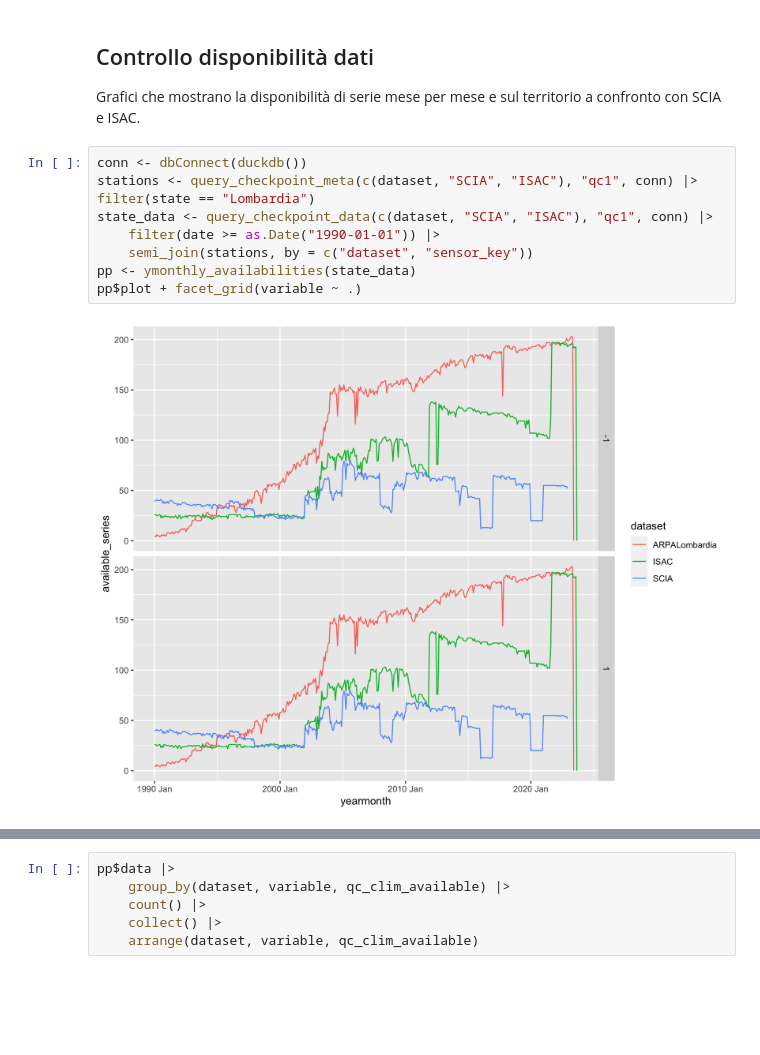
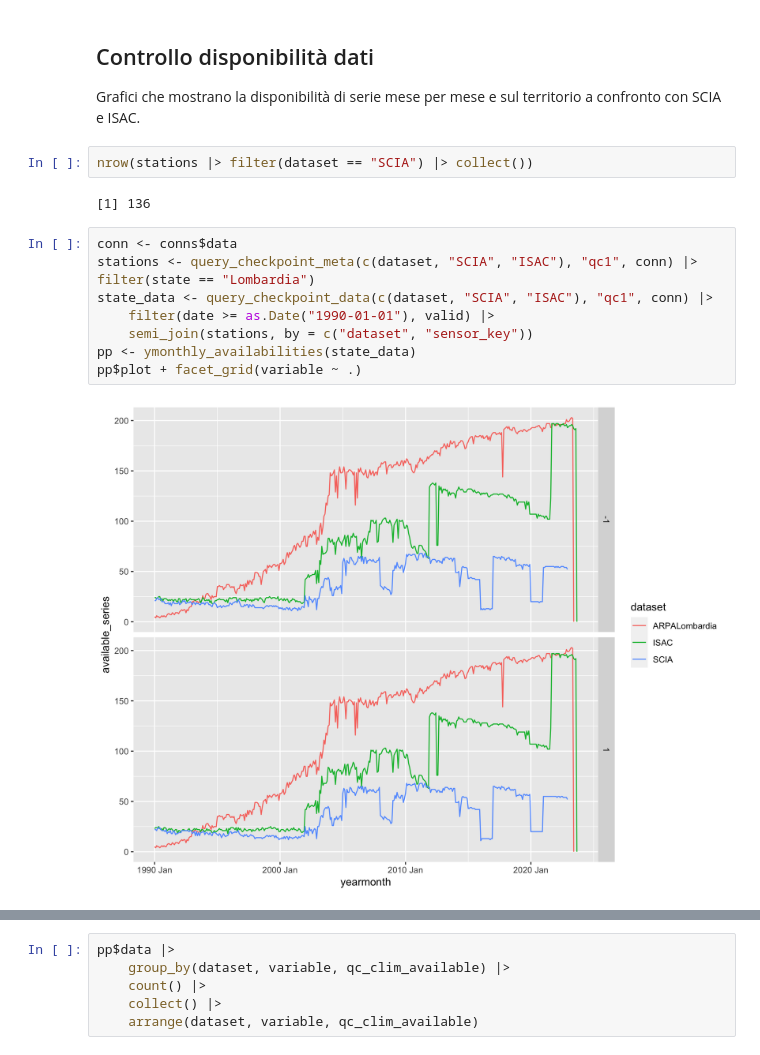
Before and after one commit to dnstudent/TesiMag, a Jupyter notebook: notebooks/integrazioni_regionali/lombardia/data_load.ipynb, the cells around one changed output, grey strips where cells are left out. Drawn from its saved outputs; the diff is of its cells as text; blank space fills up the shorter version.

Commit message:
Merged LOM dataset

```diff
--- a/notebooks/integrazioni_regionali/lombardia/data_load.ipynb
+++ b/notebooks/integrazioni_regionali/lombardia/data_load.ipynb
@@ -89,14 +99,18 @@ qc_checkpoint(dataset, conns$data)
 # %% [markdown]
 ## Controllo disponibilità dati
 Grafici che mostrano la disponibilità di serie mese per mese e sul territorio a confronto con SCIA e ISAC.
+# %%
+nrow(stations |> filter(dataset == "SCIA") |> collect())
+# %% [output]
+[1] 136
 # %%
-conn <- dbConnect(duckdb())
+conn <- conns$data
 stations <- query_checkpoint_meta(c(dataset, "SCIA", "ISAC"), "qc1", conn) |> filter(state == "Lombardia")
 state_data <- query_checkpoint_data(c(dataset, "SCIA", "ISAC"), "qc1", conn) |>
-    filter(date >= as.Date("1990-01-01")) |>
+    filter(date >= as.Date("1990-01-01"), valid) |>
     semi_join(stations, by = c("dataset", "sensor_key"))
 pp <- ymonthly_availabilities(state_data)
 pp$plot + facet_grid(variable ~ .)
 # %% [output]
-[figure, old version]
+[figure, new version]
 # %%
```
Also changed, not shown: parts of 2 cells of this notebook, 5 other files.
